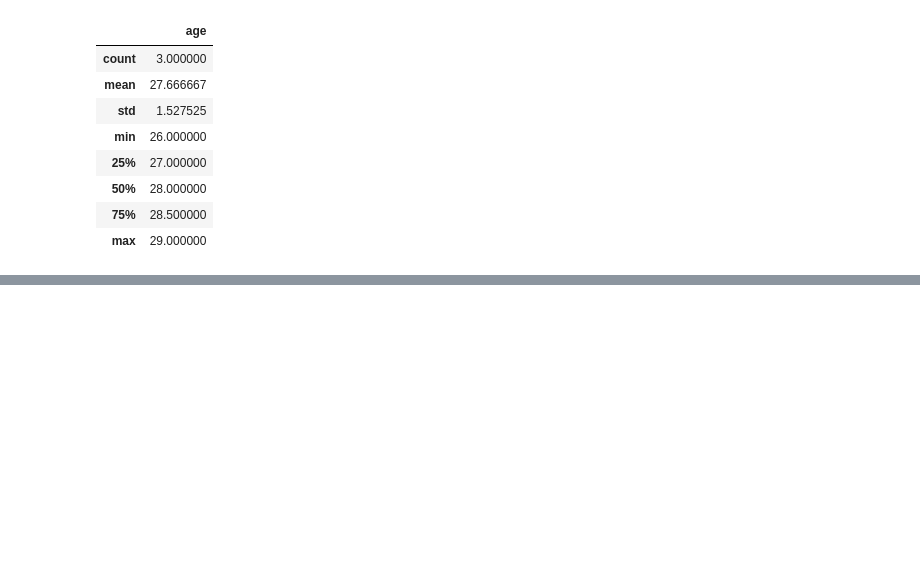
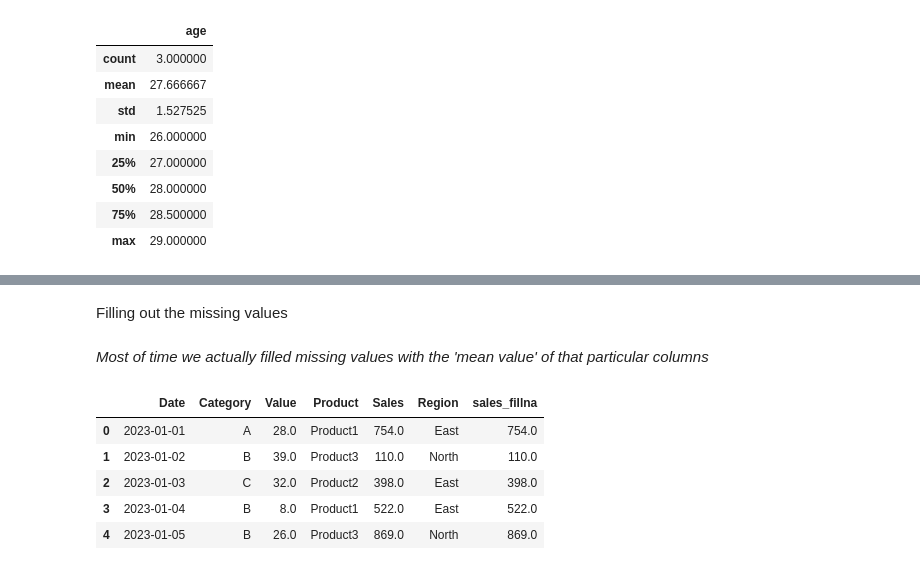
Before and after one commit to Istiakmondol/Python, a Jupyter notebook: Basics Programming/Pandas/pandas.ipynb, the cells around one changed output, grey strips where cells are left out. Saved outputs shown, nothing was run; the diff lists cells and outputs as text; code cells hidden in the pictures; blank space fills up the shorter version.

```diff
--- a/Basics Programming/Pandas/pandas.ipynb
+++ b/Basics Programming/Pandas/pandas.ipynb
@@ -366,0 +404,2 @@ dtype: object
+# %% [markdown]
+Filling out the missing values
@@ -366,0 +409,12 @@ dtype: object
+# %% [markdown]
+*Most of time we actually filled missing values with the 'mean value' of that particular columns*
+# %%
+df['sales_fillna']=df['Sales'].fillna(df['Sales'].mean())
+df.head(5)
+# %% [output]
+|  | Date | Category | Value | Product | Sales | Region | sales_fillna |
+| 0 | 2023-01-01 | A | 28.0 | Product1 | 754.0 | East | 754.0 |
+| 1 | 2023-01-02 | B | 39.0 | Product3 | 110.0 | North | 110.0 |
+| 2 | 2023-01-03 | C | 32.0 | Product2 | 398.0 | East | 398.0 |
+| 3 | 2023-01-04 | B | 8.0 | Product1 | 522.0 | East | 522.0 |
+| 4 | 2023-01-05 | B | 26.0 | Product3 | 869.0 | North | 869.0 |
```
Also changed, not shown: parts of 38 cells of this notebook.
